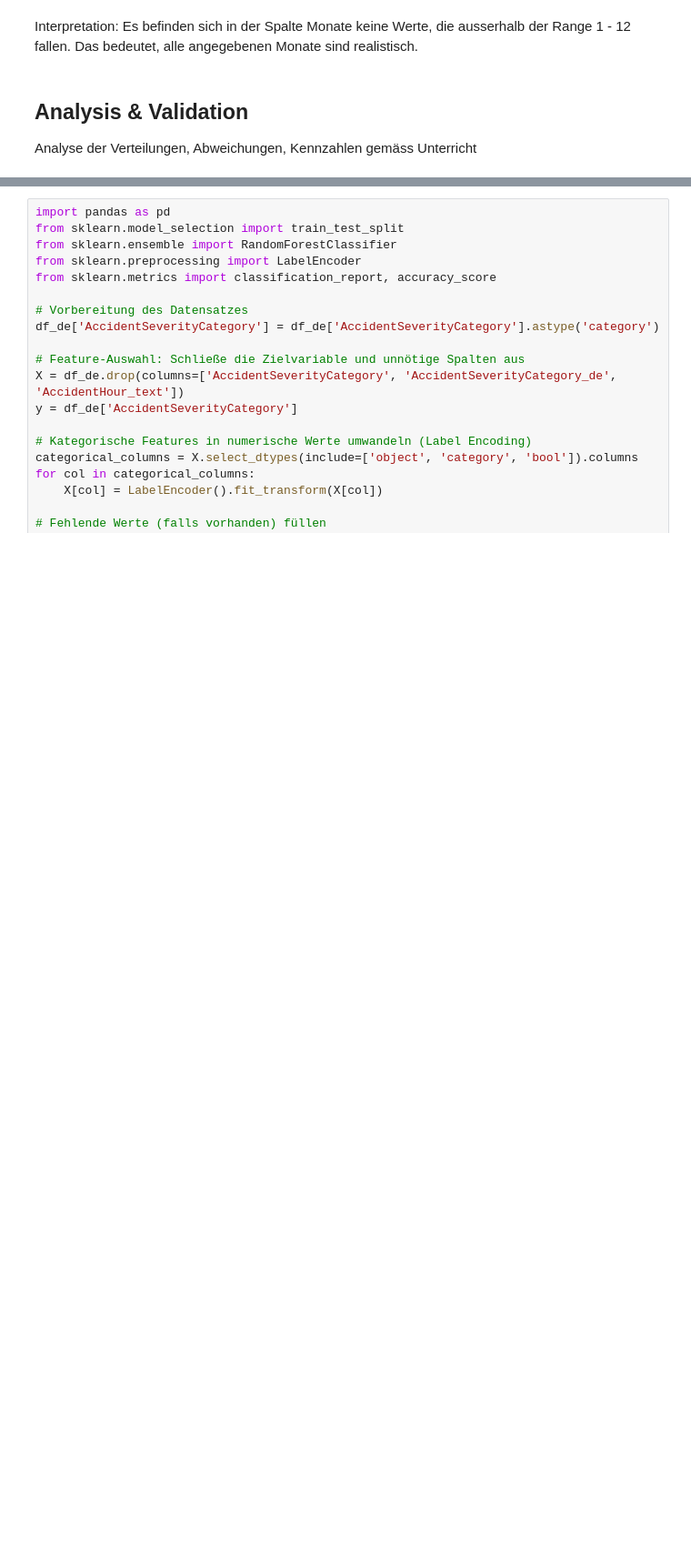
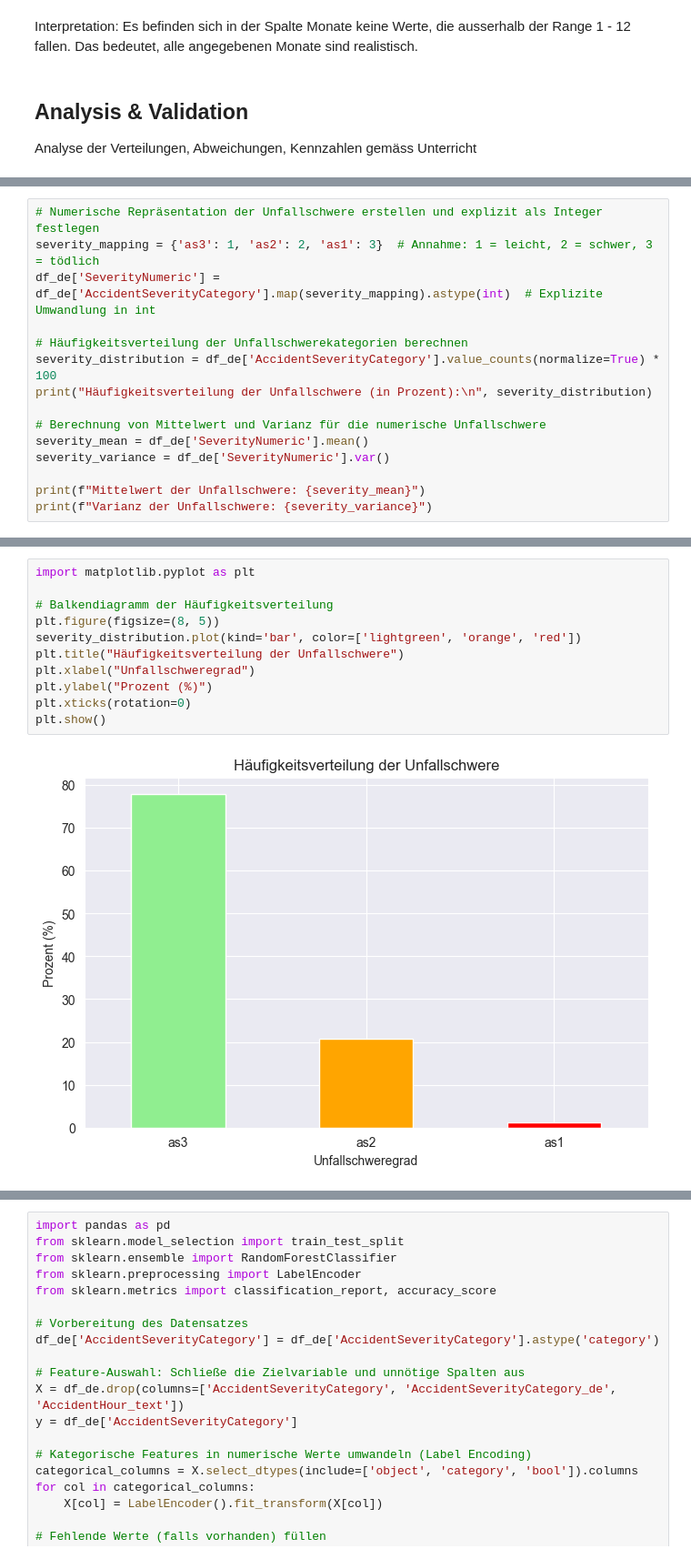
Before and after one commit to dominiqueulrixh/Verkehrsunfaellanalyse, a Jupyter notebook: Dominique.ipynb, the cells around one changed output, grey strips where cells are left out. Shown at 91% size. Saved outputs shown, nothing was run; the diff lists cells and outputs as text; blank space fills up the shorter version.

```diff
--- a/Dominique.ipynb
+++ b/Dominique.ipynb
@@ -667,0 +670,15 @@ Analyse der Verteilungen, Abweichungen, Kennzahlen gemäss Unterricht
+# %%
+# Numerische Repräsentation der Unfallschwere erstellen und explizit als Integer festlegen
+severity_mapping = {'as3': 1, 'as2': 2, 'as1': 3}  # Annahme: 1 = leicht, 2 = schwer, 3 = tödlich
+df_de['SeverityNumeric'] = df_de['AccidentSeverityCategory'].map(severity_mapping).astype(int)  # Explizite Umwandlung in int
+
+# Häufigkeitsverteilung der Unfallschwerekategorien berechnen
+severity_distribution = df_de['AccidentSeverityCategory'].value_counts(normalize=True) * 100
+print("Häufigkeitsverteilung der Unfallschwere (in Prozent):\n", severity_distribution)
+
+# Berechnung von Mittelwert und Varianz für die numerische Unfallschwere
+severity_mean = df_de['SeverityNumeric'].mean()
+severity_variance = df_de['SeverityNumeric'].var()
+
+print(f"Mittelwert der Unfallschwere: {severity_mean}")
+print(f"Varianz der Unfallschwere: {severity_variance}")
@@ -667,0 +702,13 @@ Analyse der Verteilungen, Abweichungen, Kennzahlen gemäss Unterricht
+# %%
+import matplotlib.pyplot as plt
+
+# Balkendiagramm der Häufigkeitsverteilung
+plt.figure(figsize=(8, 5))
+severity_distribution.plot(kind='bar', color=['lightgreen', 'orange', 'red'])
+plt.title("Häufigkeitsverteilung der Unfallschwere")
+plt.xlabel("Unfallschweregrad")
+plt.ylabel("Prozent (%)")
+plt.xticks(rotation=0)
+plt.show()
+# %% [output]
+[figure, added]
```
Also changed, not shown: parts of 4 cells of this notebook.
